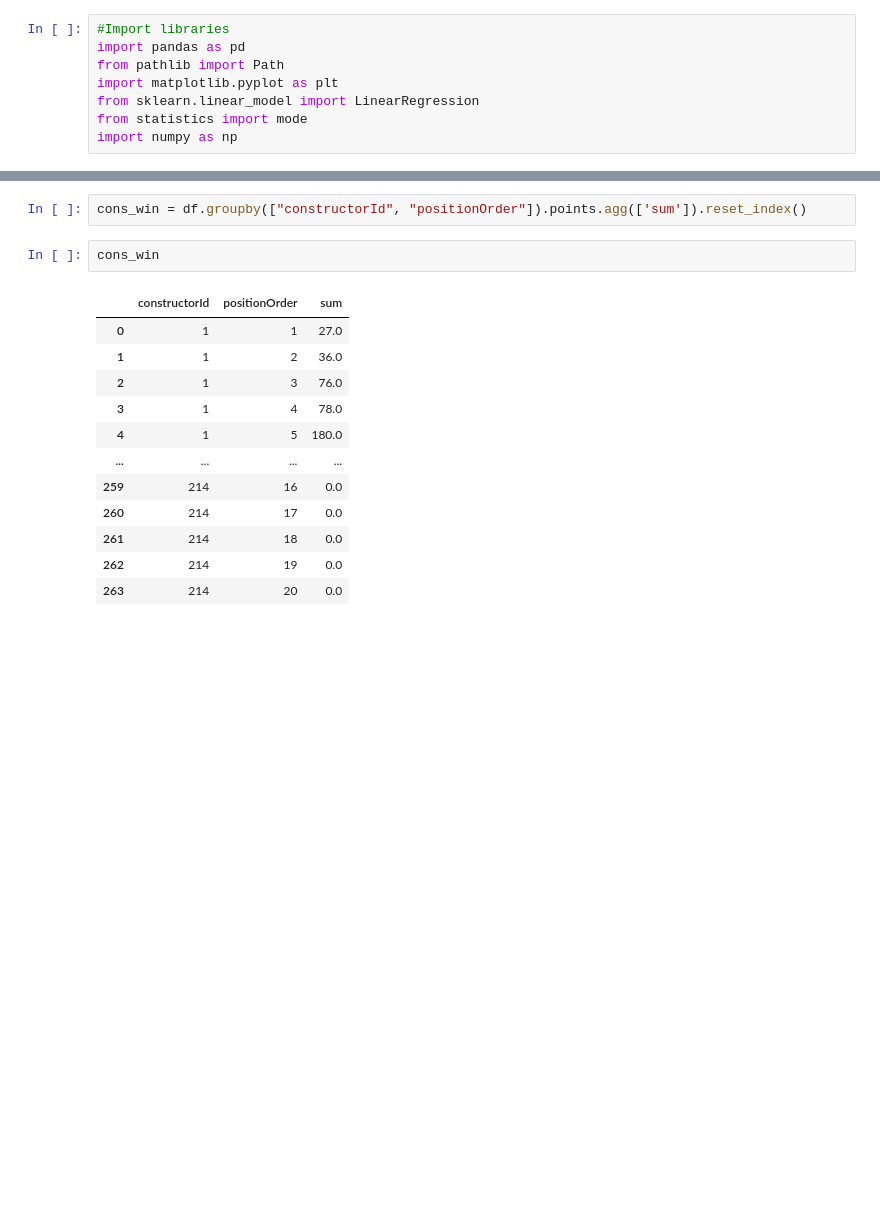
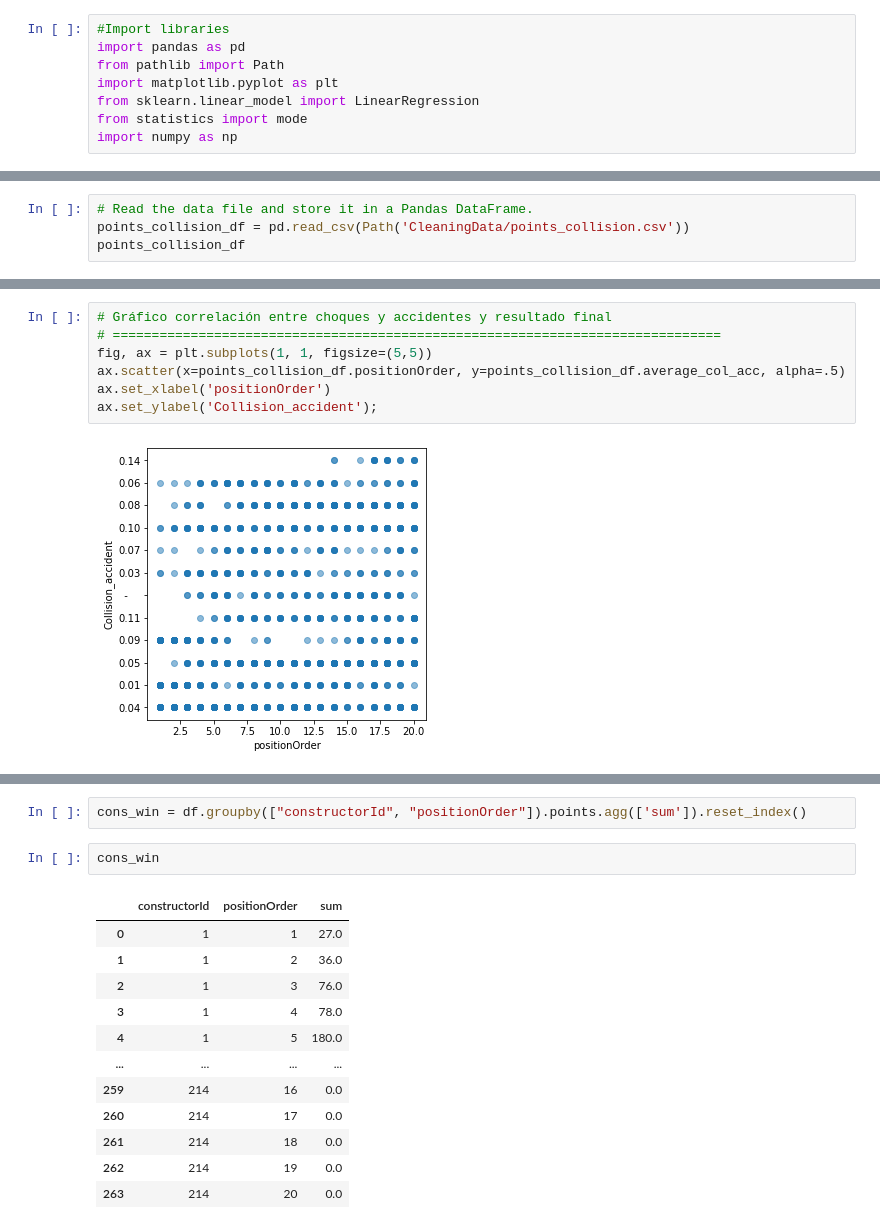
Before and after one commit to SeRoGaTa/FinalProject_Team_8, a Jupyter notebook: Constructor_analysis.ipynb, the cells around one changed output, grey strips where cells are left out. Cells and saved outputs as stored; diff of their text form; blank space fills up the shorter version.

```diff
--- a/Constructor_analysis.ipynb
+++ b/Constructor_analysis.ipynb
@@ -8,0 +11,4 @@ import numpy as np
+# %%
+# Read the data file and store it in a Pandas DataFrame.
+points_collision_df = pd.read_csv(Path('CleaningData/points_collision.csv'))
+points_collision_df
@@ -8,0 +92,9 @@ import numpy as np
+# %%
+# Gráfico correlación entre choques y accidentes y resultado final
+# ==============================================================================
+fig, ax = plt.subplots(1, 1, figsize=(5,5))
+ax.scatter(x=points_collision_df.positionOrder, y=points_collision_df.average_col_acc, alpha=.5)
+ax.set_xlabel('positionOrder')
+ax.set_ylabel('Collision_accident');
+# %% [output]
+[figure, added]
```
Also changed, not shown: parts of 20 cells of this notebook.
